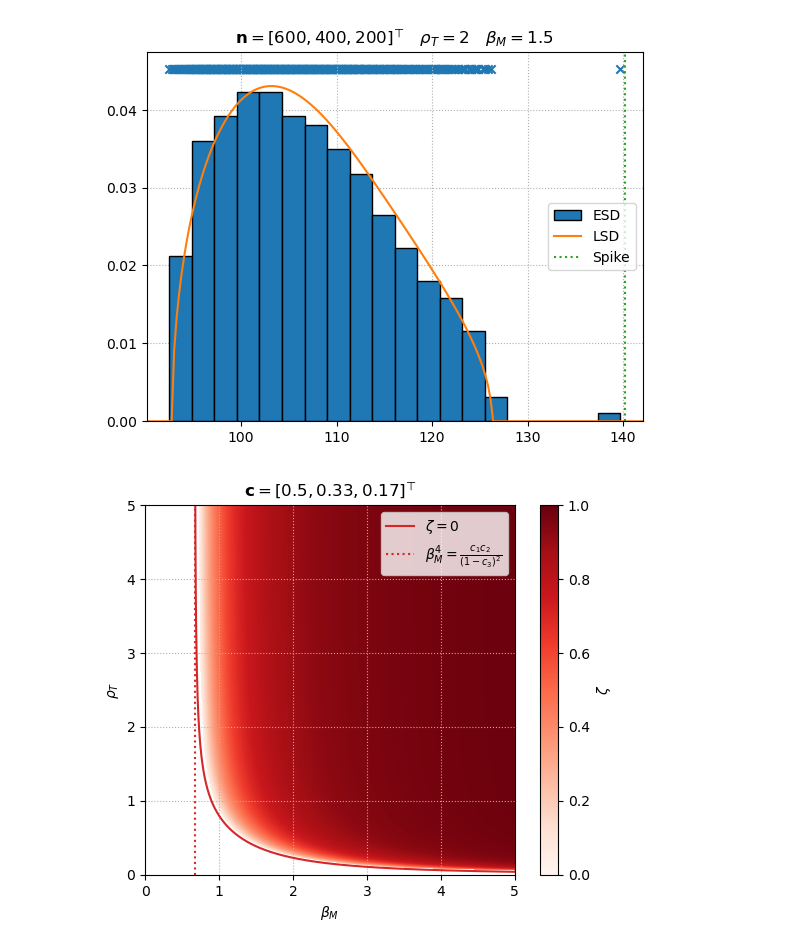
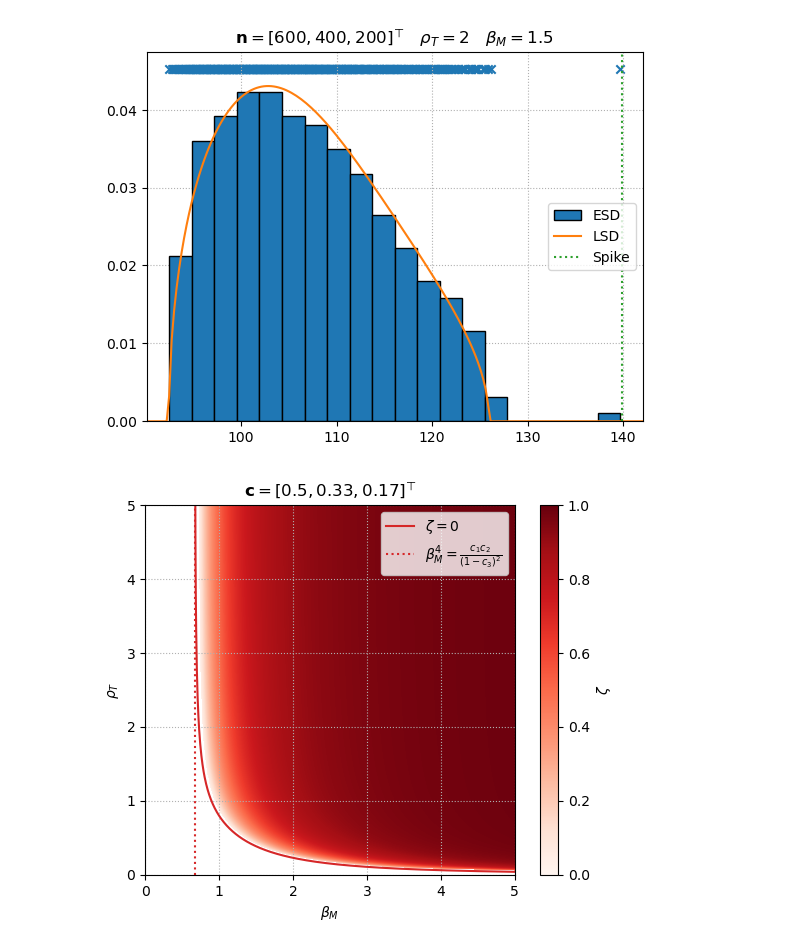
Before and after one commit to HugoLebeau/nested_matrix-tensor, a Jupyter notebook: 2nd_unfolding.ipynb, the cells around one changed output. Cells and saved outputs as stored; diff of their text form; code cells hidden in the pictures.

```diff
--- a/2nd_unfolding.ipynb
+++ b/2nd_unfolding.ipynb
@@ -37,7 +37,7 @@ T2 = unfold(T, 1)
 eigvals, eigvecs = linalg.eigh(T2@T2.T) # eigenvalues and eigenvectors of T2 T2^T
 
 # Rescaling
-mu = (n[1]+n[0]*n[2])/n_T
+mu = n[0]*n[2]/n_T
 sigma = np.sqrt(n[0]*n[1]*n[2])/n_T
 # %%
 # LSD and spikes of T2 T2^T
@@ -51,20 +51,20 @@ zeta = 1-(((rho_T*beta_M**2)/a2)**2+(rho_T*c[1]/(1-c[2]))*a1)/(a2*rho_T*beta_M**
 # %%
 plt.hist(eigvals, bins='sqrt', edgecolor='black', density=True, zorder=2, label="ESD")
 xmin, xmax = plt.xlim()
 xx = np.linspace(xmin, xmax, 200)
 mm = np.array([m(x+1e-8j) for x in (xx-mu)/sigma])
 LSD = mm.imag/(np.pi*sigma)
 plt.plot(xx, LSD, color='C1', label="LSD")
 _, ymax = plt.ylim()
 plt.scatter(eigvals, [ymax]*n[1], marker='x')
-plt.axvline((np.sqrt(n[0]*n[1]*n[2])*ksi+n[1]+n[0]*n[2])/n_T, color='C2', ls=':', label="Spike")
+plt.axvline(ksi*sigma+mu, color='C2', ls=':', label="Spike")
 plt.grid(ls=':')
 plt.xlim(xmin, xmax)
 plt.title(setting)
 plt.legend()
 plt.show()
 # %% [output]
-[figure, old version]
+[figure, new version]
 # %%
 # Alignment as a function of beta_M and rho_T
 def align(b, r):
```
Also changed, not shown: 1 other file.
